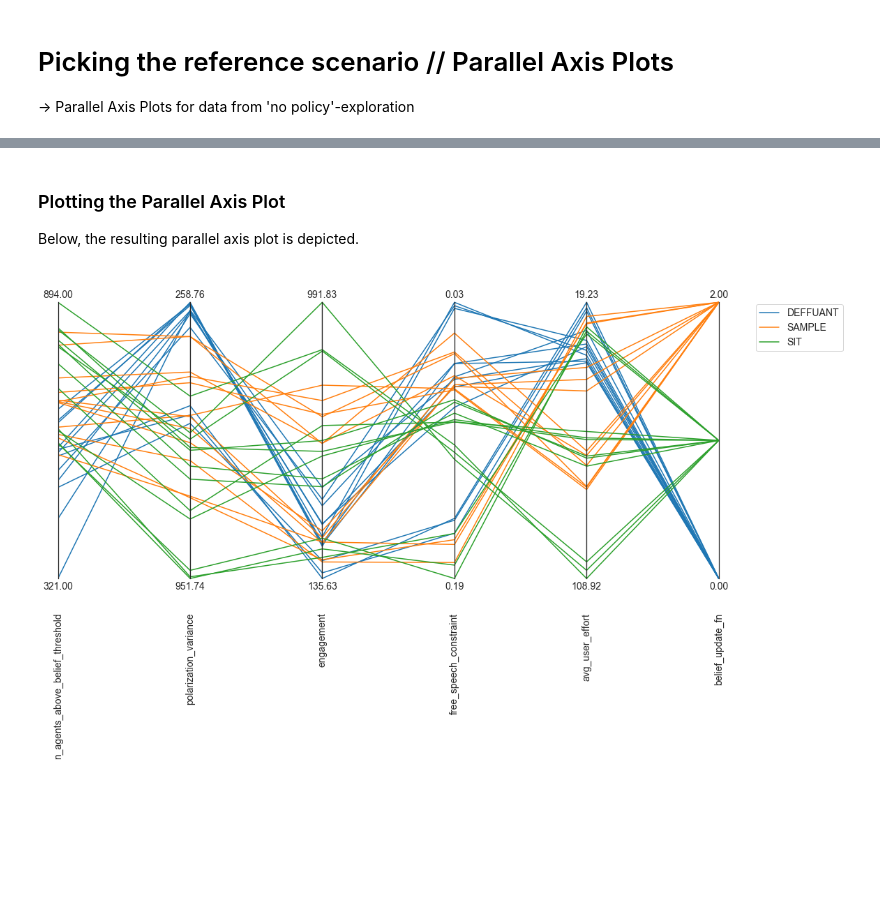
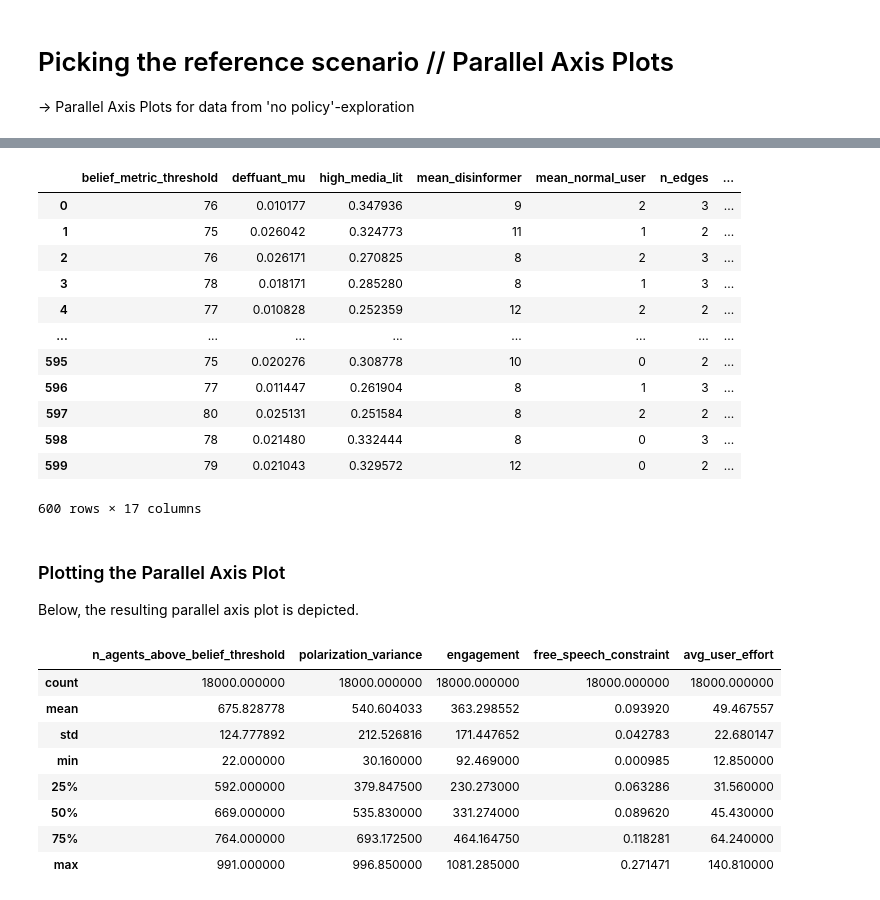
Before and after one commit to felicity-reddel/MisinfoPy, a Jupyter notebook: dmdu/exploration/ref_scenario_parcoords.ipynb, the cells around one changed output, grey strips where cells are left out. Cells and saved outputs as stored; diff of their text form; code cells hidden in the pictures; blank space fills up the shorter version.

```diff
--- a/dmdu/exploration/ref_scenario_parcoords.ipynb
+++ b/dmdu/exploration/ref_scenario_parcoords.ipynb
@@ -50,8 +51,42 @@ out
+# %%
+# Also combine the experiment-DataFrames the same way -> indeces of outcomes & experiments dataframes align
+
+exp = pd.concat([deffuant_exp, sample_exp, sit_exp])
+exp = exp.reset_index()  # to not have 'triplicate' indices
+exp = exp.drop(columns=['index'])
+exp
+# %% [output]
+|  | belief_metric_threshold | deffuant_mu | high_media_lit | mean_disinformer | mean_normal_user | n_edges | ... |
+| 0 | 76 | 0.010177 | 0.347936 | 9 | 2 | 3 | ... |
+| 1 | 75 | 0.026042 | 0.324773 | 11 | 1 | 2 | ... |
+| 2 | 76 | 0.026171 | 0.270825 | 8 | 2 | 3 | ... |
+| 3 | 78 | 0.018171 | 0.285280 | 8 | 1 | 3 | ... |
+| 4 | 77 | 0.010828 | 0.252359 | 12 | 2 | 2 | ... |
+| ... | ... | ... | ... | ... | ... | ... | ... |
+| 595 | 75 | 0.020276 | 0.308778 | 10 | 0 | 2 | ... |
+| 596 | 77 | 0.011447 | 0.261904 | 8 | 1 | 3 | ... |
+| 597 | 80 | 0.025131 | 0.251584 | 8 | 2 | 2 | ... |
+| 598 | 78 | 0.021480 | 0.332444 | 8 | 0 | 3 | ... |
+| 599 | 79 | 0.021043 | 0.329572 | 12 | 0 | 2 | ... |
+600 rows × 17 columns
 # %% [markdown]
 ### Plotting the Parallel Axis Plot
 Below, the resulting parallel axis plot is depicted.
 # %%
 # Parallel Axis Plot
-parcoords_color_by(out, 'belief_update_fn')
+plot_again_despite_it_taking_forever = False
+
+if plot_again_despite_it_taking_forever:
+    parcoords_color_by(out, 'belief_update_fn')
-# %% [output]
-[figure, removed]
+# %%
+out.describe()
+# %% [output]
+|  | n_agents_above_belief_threshold | polarization_variance | engagement | free_speech_constraint | avg_user_effort |
+| count | 18000.000000 | 18000.000000 | 18000.000000 | 18000.000000 | 18000.000000 |
+| mean | 675.828778 | 540.604033 | 363.298552 | 0.093920 | 49.467557 |
+| std | 124.777892 | 212.526816 | 171.447652 | 0.042783 | 22.680147 |
+| min | 22.000000 | 30.160000 | 92.469000 | 0.000985 | 12.850000 |
+| 25% | 592.000000 | 379.847500 | 230.273000 | 0.063286 | 31.560000 |
+| 50% | 669.000000 | 535.830000 | 331.274000 | 0.089620 | 45.430000 |
+| 75% | 764.000000 | 693.172500 | 464.164750 | 0.118281 | 64.240000 |
+| max | 991.000000 | 996.850000 | 1081.285000 | 0.271471 | 140.810000 |
```
Also changed, not shown: parts of 22 cells of this notebook.
